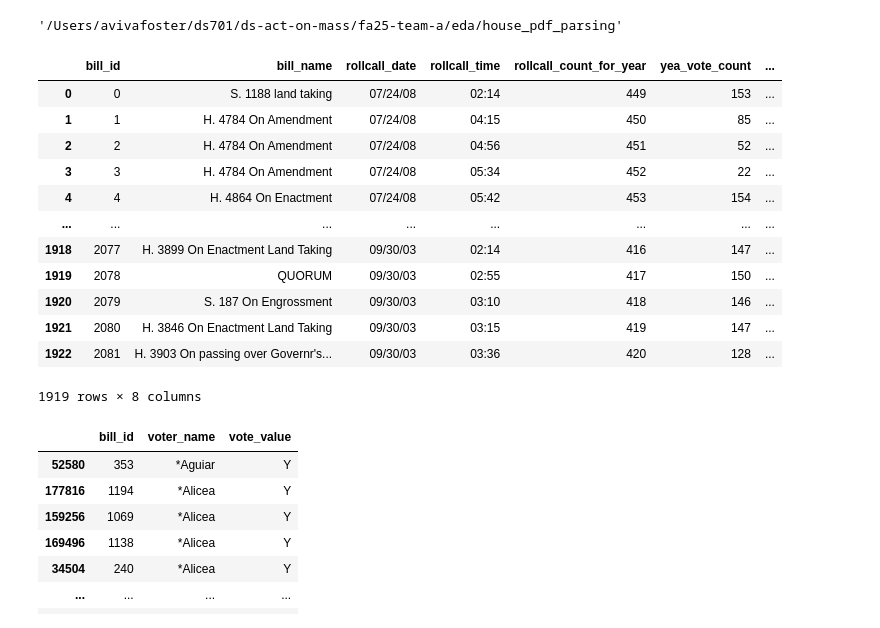
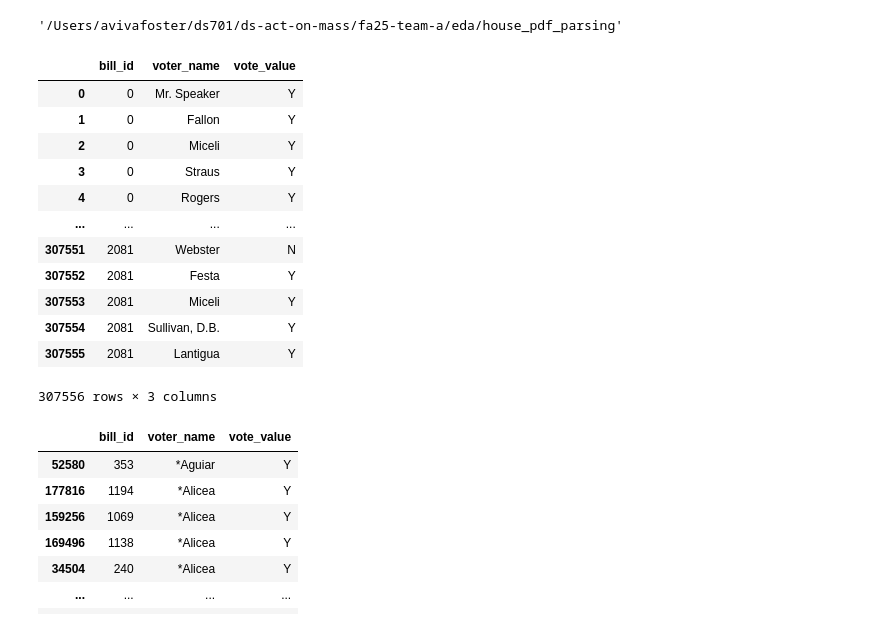
Before and after one commit to BU-Spark/ds-act-on-mass, a Jupyter notebook: fa25-team-a/eda/house_pdf_parsing/clean_house.ipynb, the cells around one changed output. Cells and saved outputs as stored; diff of their text form; code cells hidden in the pictures.

```diff
--- a/fa25-team-a/eda/house_pdf_parsing/clean_house.ipynb
+++ b/fa25-team-a/eda/house_pdf_parsing/clean_house.ipynb
@@ -42,20 +42,21 @@ df_bills.replace('', None, inplace=True)
 # %%
 df_votes.dropna()
 df_bills.dropna()
+df_votes
 # %% [output]
-|  | bill_id | bill_name | rollcall_date | rollcall_time | rollcall_count_for_year | yea_vote_count | ... |
-| 0 | 0 | S. 1188 land taking | 07/24/08 | 02:14 | 449 | 153 | ... |
-| 1 | 1 | H. 4784 On Amendment | 07/24/08 | 04:15 | 450 | 85 | ... |
-| 2 | 2 | H. 4784 On Amendment | 07/24/08 | 04:56 | 451 | 52 | ... |
-| 3 | 3 | H. 4784 On Amendment | 07/24/08 | 05:34 | 452 | 22 | ... |
-| 4 | 4 | H. 4864 On Enactment | 07/24/08 | 05:42 | 453 | 154 | ... |
-| ... | ... | ... | ... | ... | ... | ... | ... |
-| 1918 | 2077 | H. 3899 On Enactment Land Taking | 09/30/03 | 02:14 | 416 | 147 | ... |
-| 1919 | 2078 | QUORUM | 09/30/03 | 02:55 | 417 | 150 | ... |
-| 1920 | 2079 | S. 187 On Engrossment | 09/30/03 | 03:10 | 418 | 146 | ... |
-| 1921 | 2080 | H. 3846 On Enactment Land Taking | 09/30/03 | 03:15 | 419 | 147 | ... |
-| 1922 | 2081 | H. 3903 On passing over Governr's... | 09/30/03 | 03:36 | 420 | 128 | ... |
+|  | bill_id | voter_name | vote_value |
+| 0 | 0 | Mr. Speaker | Y |
+| 1 | 0 | Fallon | Y |
+| 2 | 0 | Miceli | Y |
+| 3 | 0 | Straus | Y |
+| 4 | 0 | Rogers | Y |
+| ... | ... | ... | ... |
+| 307551 | 2081 | Webster | N |
+| 307552 | 2081 | Festa | Y |
+| 307553 | 2081 | Miceli | Y |
+| 307554 | 2081 | Sullivan, D.B. | Y |
+| 307555 | 2081 | Lantigua | Y |
-1919 rows × 8 columns
+307556 rows × 3 columns
 # %%
 df_votes.sort_values(by = ["voter_name"]).dropna()
 # %% [output]
```
Also changed, not shown: parts of 2 cells of this notebook.
